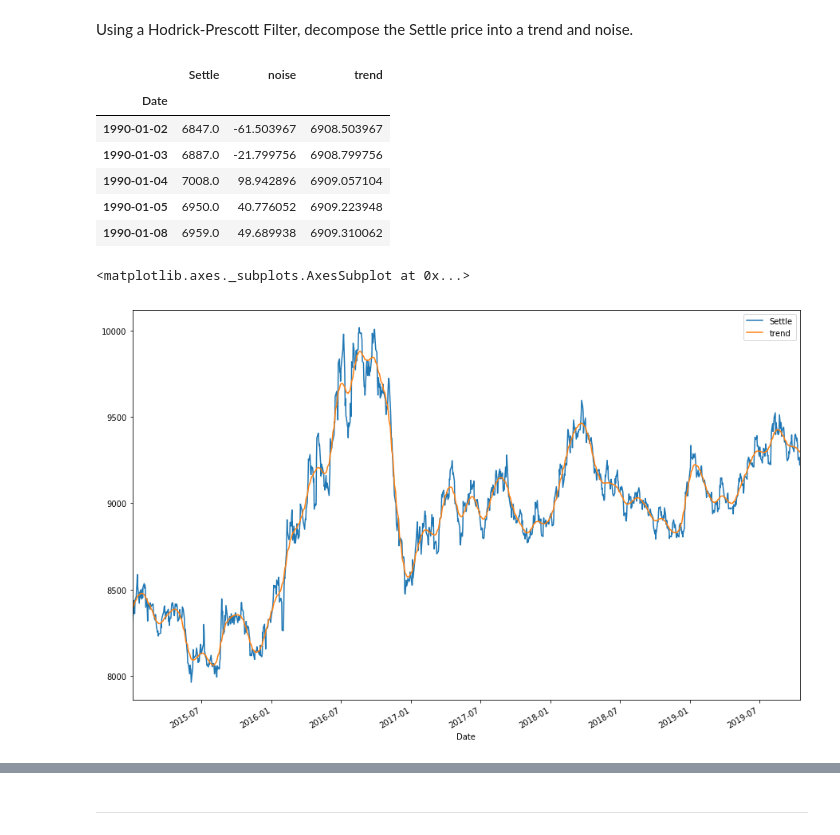
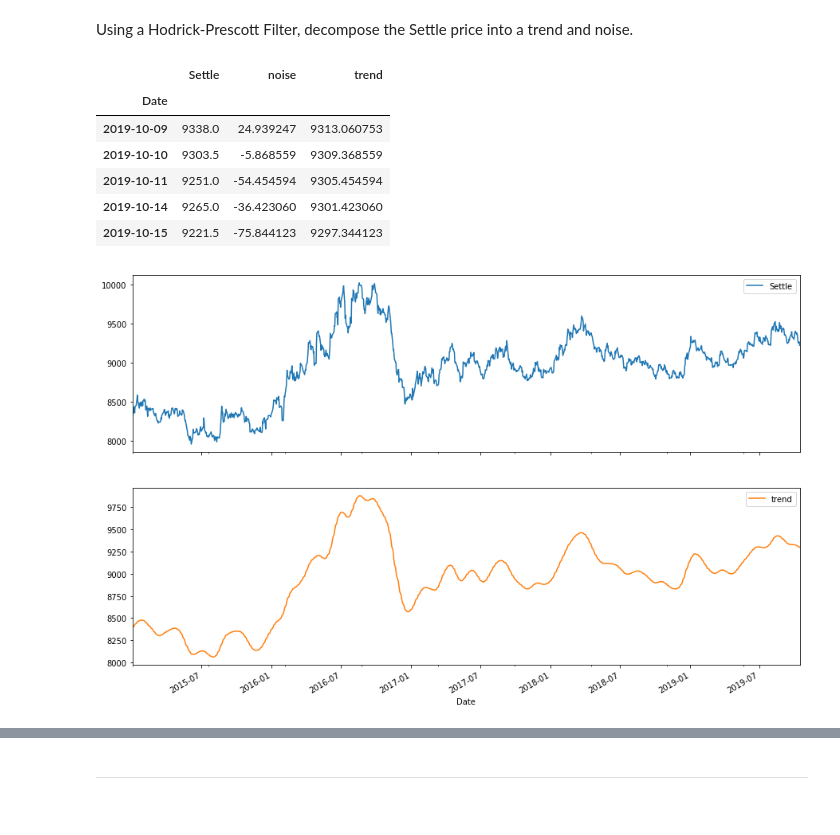
Before and after one commit to DunfrundB/time_series, a Jupyter notebook: time_series_analysis.ipynb, the cells around one changed output, grey strips where cells are left out. Drawn from its saved outputs; the diff is of its cells as text; code cells hidden in the pictures.

```diff
--- a/time_series_analysis.ipynb
+++ b/time_series_analysis.ipynb
@@ -58,22 +59,22 @@ noise, trend = sm.tsa.filters.hpfilter(yen_futures.Settle)
 # Create a dataframe of just the settle price, and add columns for "noise" and "trend" series from above:
 df = pd.DataFrame()
 df["Settle"], df["noise"], df["trend"] = yen_futures.Settle, noise, trend
-df.head()
+df.tail()
 # %% [output]
 |  | Settle | noise | trend |
 | Date |  |  |  |
-| 1990-01-02 | 6847.0 | -61.503967 | 6908.503967 |
-| 1990-01-03 | 6887.0 | -21.799756 | 6908.799756 |
-| 1990-01-04 | 7008.0 | 98.942896 | 6909.057104 |
-| 1990-01-05 | 6950.0 | 40.776052 | 6909.223948 |
-| 1990-01-08 | 6959.0 | 49.689938 | 6909.310062 |
+| 2019-10-09 | 9338.0 | 24.939247 | 9313.060753 |
+| 2019-10-10 | 9303.5 | -5.868559 | 9309.368559 |
+| 2019-10-11 | 9251.0 | -54.454594 | 9305.454594 |
+| 2019-10-14 | 9265.0 | -36.423060 | 9301.423060 |
+| 2019-10-15 | 9221.5 | -75.844123 | 9297.344123 |
 # %%
 # Plot the Settle Price vs. the Trend for 2015 to the present
 twoline = df.drop(columns='noise')
-twoline['2015':].plot(figsize=(15,10))
+twoline['2015':].plot(subplots=True,figsize=(15,10))
+plt.savefig('./Resources/hpplot.png')
 # %% [output]
-<matplotlib.axes._subplots.AxesSubplot at 0x...>
-[figure, old version]
+[figure, new version]
 # %%
 # Plot the Settle Noise
 df.noise['2015':].plot(figsize=(15,10))
```
Also changed, not shown: parts of 19 cells of this notebook, 9 other files.
